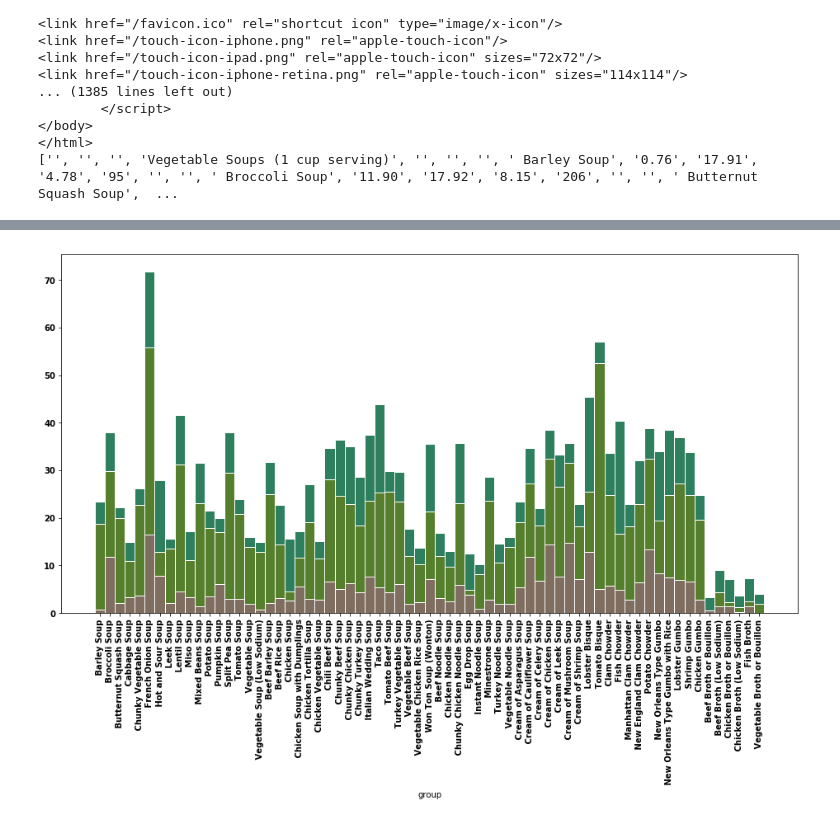
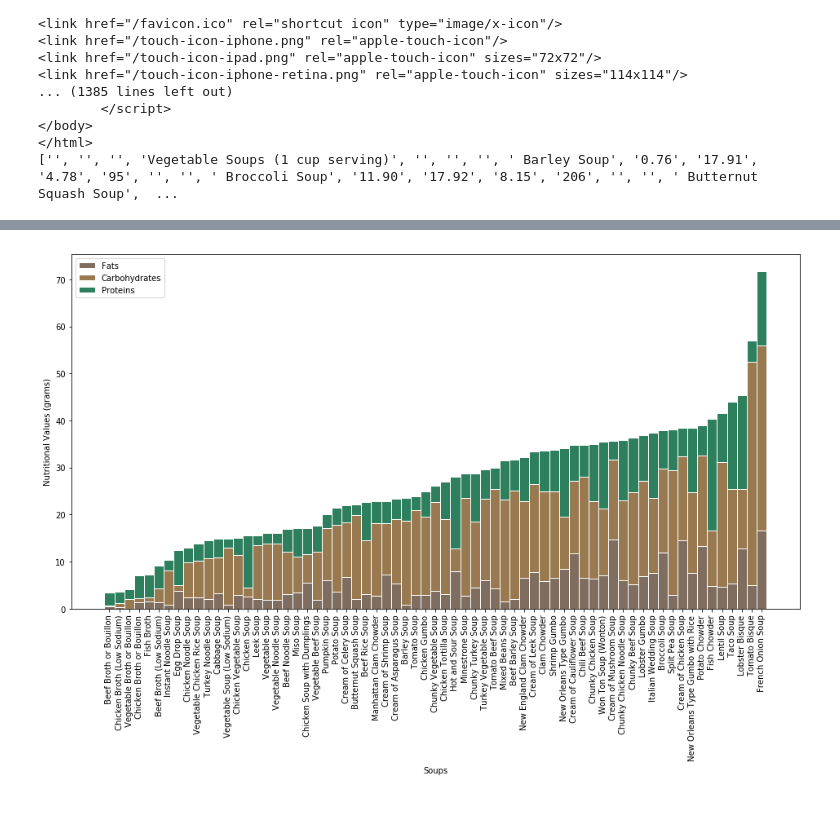
Before and after one commit to sejaldua/beautiful-soups, a Jupyter notebook: soup-nutrition.ipynb, the cells around one changed output, grey strips where cells are left out. Saved outputs shown, nothing was run; the diff lists cells and outputs as text; code cells hidden in the pictures.

Commit message:
sorted soups in order of healthiest to not healthiest

```diff
--- a/soup-nutrition.ipynb
+++ b/soup-nutrition.ipynb
@@ -68,4 +68,6 @@ import pandas as pd
 df = pd.DataFrame(list(zip(soups, fats, carbs, proteins, cals)),
                columns =['Soups', 'Fats', 'Carbohydrates', 'Proteins', 'Calories'])
 df
+df2 = df
+df3 = df
 # %% [output]
@@ -90,42 +102,42 @@ df
 # %%
-import numpy as np
-import matplotlib.pyplot as plt
-from matplotlib import rc
-import pandas as pd
+df3['Total Grams'] = df3['Fats'] + df3['Carbohydrates'] + df3['Proteins']
+df3.sort_values(by = ['Total Grams'], inplace = True)
+
 
 fig = plt.gcf()
 fig.set_size_inches(16, 8)
 
-# y-axis in bold
-rc('font')
-
 # Heights of bars1 + bars2
-bars = np.add(fats, carbs).tolist()
+bars = np.add(df3['Fats'], df3['Carbohydrates']).tolist()
 
 # The position of the bars on the x-axis
 r = []
 for i in range(len(soups)):
     r.append(i)
 
 barWidth = 1
 
 # Create brown bars
-f = plt.bar(r, fats, color='#7f6d5f', edgecolor='white', width=barWidth, label = 'Fats')
-# Create green bars (middle), on top of the firs ones
-plt.bar(r, carbs, bottom=fats, color='#557f2d', edgecolor='white', width=barWidth, label = 'Carbohydrates')
+f = plt.bar(r, df3['Fats'], color='#7f6d5f', edgecolor='white', width=barWidth, label = 'Fats')
+# Create tortilla-colored bars (middle), on top of the first ones
+c = plt.bar(r, df3['Carbohydrates'], bottom=df3['Fats'], color='#997950', edgecolor='white', width=barWidth, label = 'Carbohydrates')
 # Create green bars (top)
-plt.bar(r, proteins, bottom=bars, color='#2d7f5e', edgecolor='white', width=barWidth, label = 'Proteins')
+p = plt.bar(r, df3['Proteins'], bottom=bars, color='#2d7f5e', edgecolor='white', width=barWidth, label = 'Proteins')
 
 # Create legend
-plt.legend()
+plt.legend(handles = [f, c, p])
 
 
 # Custom X axis
 #(str(e) for e in r)
-plt.xticks(r, soups, rotation = 90)
-plt.xlabel("group")
+plt.xticks(r, df3['Soups'], rotation = 90)
+plt.xlabel("Soups")
+plt.ylabel("Nutritional Values (grams)")
 
 # Show graphic
 plt.show()
+
+# Save plot
+fig.savefig('beautifulsoups.png', dpi=100)
 # %% [output]
-[figure, old version]
+[figure, new version]
```
Also changed, not shown: parts of 2 cells of this notebook, 3 other files.
